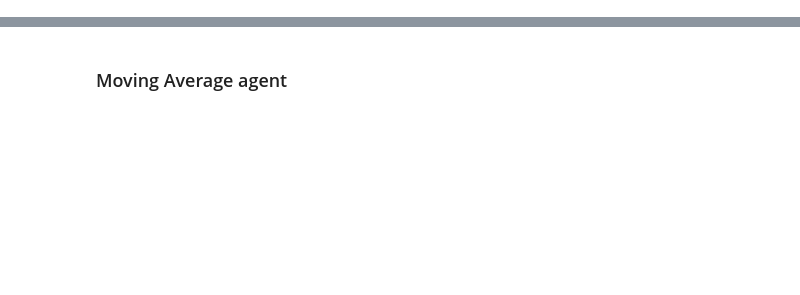
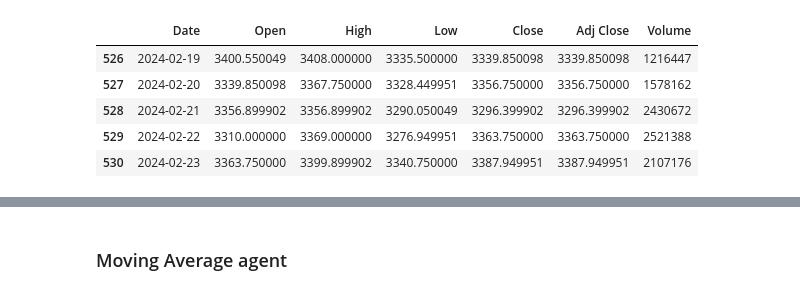
Before and after one commit to Uchit-2428/Algorithmic-Trading-using-Deep-Learning-and-Reinforcement-Learning, a Jupyter notebook: Reinforcement Learning Techniques/Moving_Average.ipynb, the cells around one changed output, grey strips where cells are left out. Cells and saved outputs as stored; diff of their text form; code cells hidden in the pictures; blank space fills up the shorter version.

```diff
--- a/Reinforcement Learning Techniques/Moving_Average.ipynb
+++ b/Reinforcement Learning Techniques/Moving_Average.ipynb
@@ -50,6 +39,15 @@ df.head()
 | 2 | 2022-01-05 | 1940.699951 | 1951.000000 | 1927.650024 | 1948.599976 | 1919.632812 | 1711667 |
 | 3 | 2022-01-06 | 1944.500000 | 1953.000000 | 1919.599976 | 1924.500000 | 1895.891113 | 1372015 |
 | 4 | 2022-01-07 | 1929.050049 | 1934.949951 | 1897.150024 | 1904.900024 | 1876.582520 | 1447123 |
+# %%
+df.tail()
+# %% [output]
+|  | Date | Open | High | Low | Close | Adj Close | Volume |
+| 526 | 2024-02-19 | 3400.550049 | 3408.000000 | 3335.500000 | 3339.850098 | 3339.850098 | 1216447 |
+| 527 | 2024-02-20 | 3339.850098 | 3367.750000 | 3328.449951 | 3356.750000 | 3356.750000 | 1578162 |
+| 528 | 2024-02-21 | 3356.899902 | 3356.899902 | 3290.050049 | 3296.399902 | 3296.399902 | 2430672 |
+| 529 | 2024-02-22 | 3310.000000 | 3369.000000 | 3276.949951 | 3363.750000 | 3363.750000 | 2521388 |
+| 530 | 2024-02-23 | 3363.750000 | 3399.899902 | 3340.750000 | 3387.949951 | 3387.949951 | 2107176 |
 # %%
 import matplotlib.pyplot as plt
 
```
Also changed, not shown: parts of 9 cells of this notebook, 5 other files.
